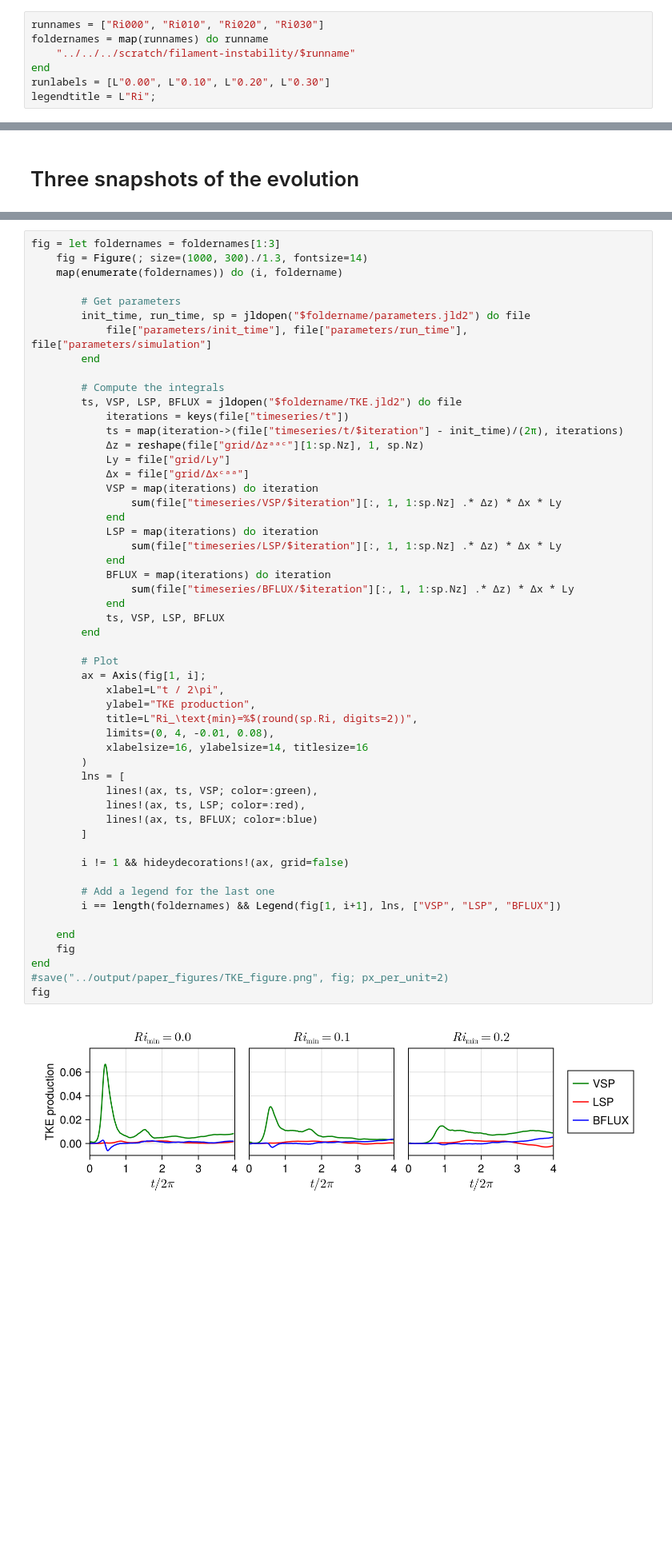
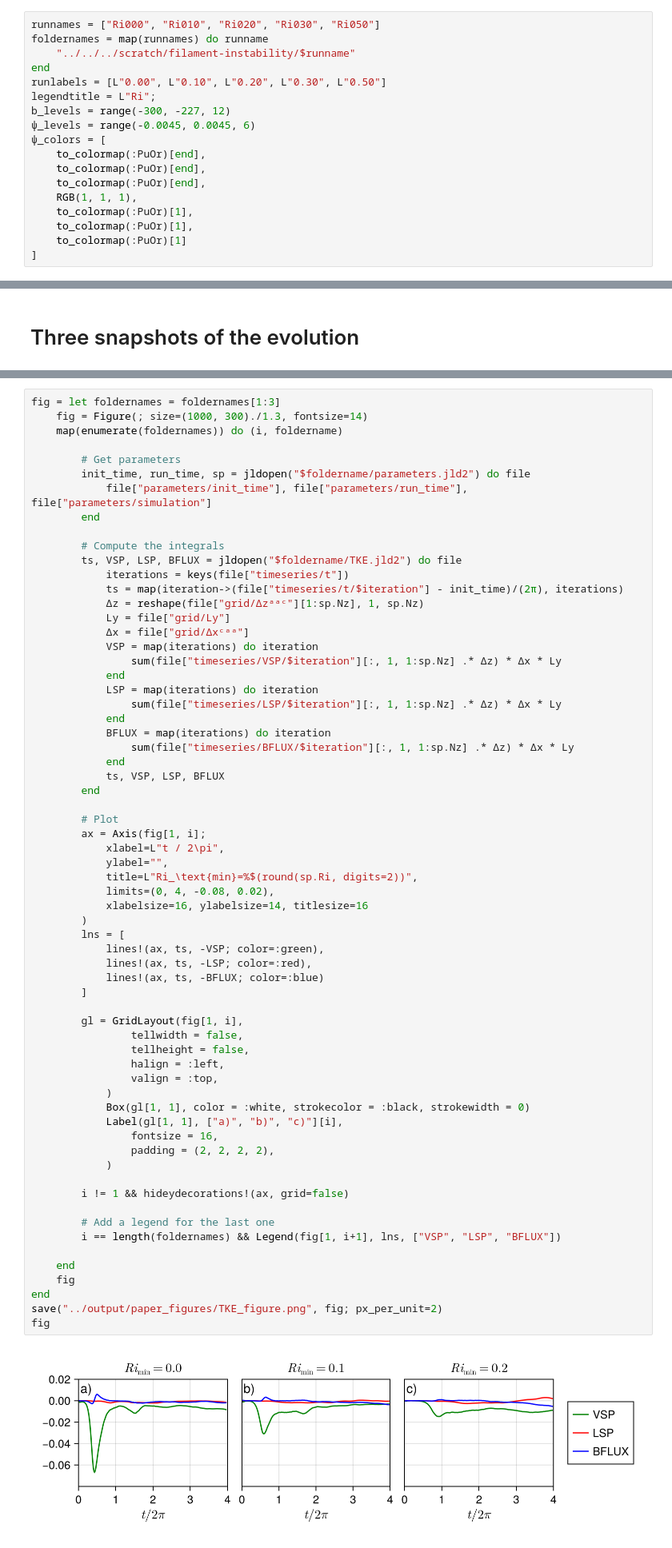
Before and after one commit to erin-atkinson/filament-instability, a Jupyter notebook: notebook/PaperFigures.ipynb, the cells around one changed output, grey strips where cells are left out. Shown at 80% size. Saved outputs shown, nothing was run; the diff lists cells and outputs as text; blank space fills up the shorter version.

```diff
--- a/notebook/PaperFigures.ipynb
+++ b/notebook/PaperFigures.ipynb
@@ -9,7 +11,18 @@ using CairoMakie.Colors
 # %%
-runnames = ["Ri000", "Ri010", "Ri020", "Ri030"]
+runnames = ["Ri000", "Ri010", "Ri020", "Ri030", "Ri050"]
 foldernames = map(runnames) do runname
     "../../../scratch/filament-instability/$runname"
 end
-runlabels = [L"0.00", L"0.10", L"0.20", L"0.30"]
+runlabels = [L"0.00", L"0.10", L"0.20", L"0.30", L"0.50"]
 legendtitle = L"Ri";
+b_levels = range(-300, -227, 12)
+ψ_levels = range(-0.0045, 0.0045, 6)
+ψ_colors = [
+    to_colormap(:PuOr)[end],
+    to_colormap(:PuOr)[end],
+    to_colormap(:PuOr)[end],
+    RGB(1, 1, 1),
+    to_colormap(:PuOr)[1],
+    to_colormap(:PuOr)[1],
+    to_colormap(:PuOr)[1]
+]
@@ -100,40 +125,52 @@ fig = let foldernames = foldernames[1:3]
                 sum(file["timeseries/VSP/$iteration"][:, 1, 1:sp.Nz] .* Δz) * Δx * Ly
             end
             LSP = map(iterations) do iteration
                 sum(file["timeseries/LSP/$iteration"][:, 1, 1:sp.Nz] .* Δz) * Δx * Ly
             end
             BFLUX = map(iterations) do iteration
                 sum(file["timeseries/BFLUX/$iteration"][:, 1, 1:sp.Nz] .* Δz) * Δx * Ly
             end
             ts, VSP, LSP, BFLUX
         end
 
         # Plot
         ax = Axis(fig[1, i];
             xlabel=L"t / 2\pi",
-            ylabel="TKE production",
+            ylabel="",
             title=L"Ri_\text{min}=%$(round(sp.Ri, digits=2))",
-            limits=(0, 4, -0.01, 0.08),
+            limits=(0, 4, -0.08, 0.02),
             xlabelsize=16, ylabelsize=14, titlesize=16
         )
         lns = [
-            lines!(ax, ts, VSP; color=:green),
-            lines!(ax, ts, LSP; color=:red),
-            lines!(ax, ts, BFLUX; color=:blue)
+            lines!(ax, ts, -VSP; color=:green),
+            lines!(ax, ts, -LSP; color=:red),
+            lines!(ax, ts, -BFLUX; color=:blue)
         ]
+
+        gl = GridLayout(fig[1, i],
+                tellwidth = false,
+                tellheight = false,
+                halign = :left,
+                valign = :top,
+            )
+            Box(gl[1, 1], color = :white, strokecolor = :black, strokewidth = 0)
+            Label(gl[1, 1], ["a)", "b)", "c)"][i],
+                fontsize = 16,
+                padding = (2, 2, 2, 2),
+            )
 
         i != 1 && hideydecorations!(ax, grid=false)
 
         # Add a legend for the last one
         i == length(foldernames) && Legend(fig[1, i+1], lns, ["VSP", "LSP", "BFLUX"])
 
     end
     fig
 end
-#save("../output/paper_figures/TKE_figure.png", fig; px_per_unit=2)
+save("../output/paper_figures/TKE_figure.png", fig; px_per_unit=2)
 fig
 # %% [output]
-[figure, old version]
+[figure, new version]
 # %% [markdown]
 # Potential vorticity
 The volume of $q<0$ is destroyed slowly. The initial instability does not seem to destroy much PV, but the filament is still symmetrically unstable. The constant loss of unstable fluid, as well at the VSP in the previous figure are indicative of SI within the filament
```
Also changed, not shown: parts of 15 cells of this notebook, 3 other files.
